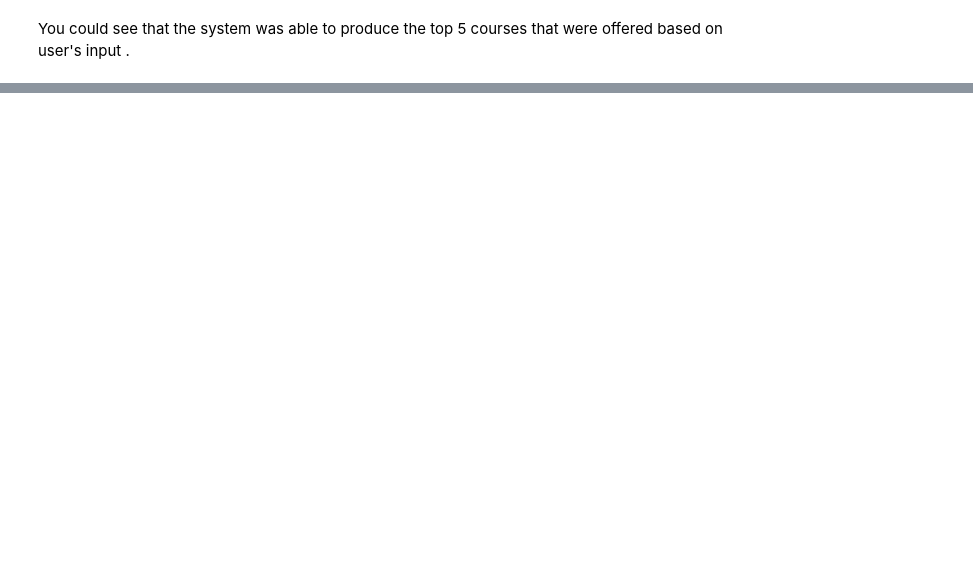
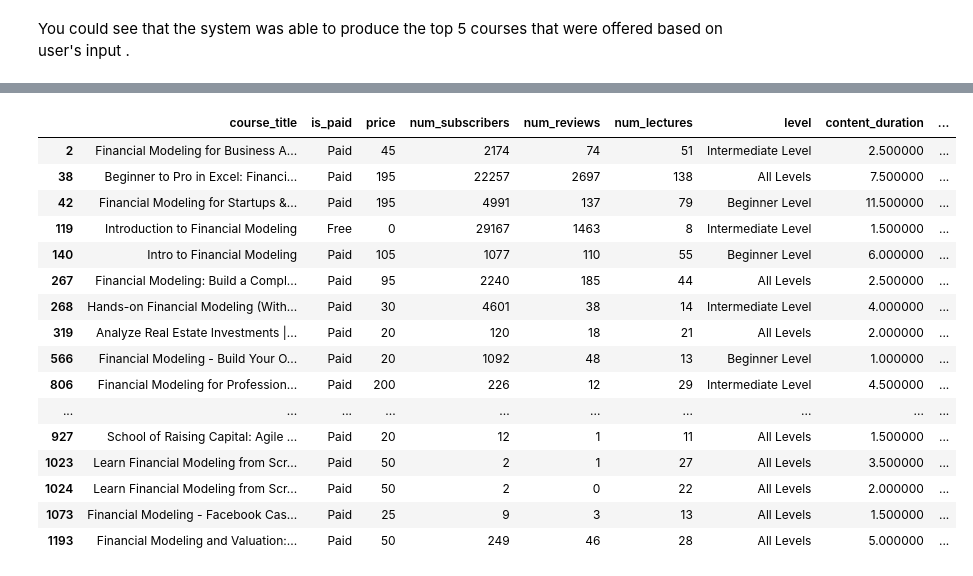
Before and after one commit to sajithgowthaman/General-Assembly-Final-Project, a Jupyter notebook: Udemy-Courses-Final-Project/report.ipynb, the cells around one changed output, grey strips where cells are left out. Drawn from its saved outputs; the diff is of its cells as text; code cells hidden in the pictures; blank space fills up the shorter version.

```diff
--- a/Udemy-Courses-Final-Project/report.ipynb
+++ b/Udemy-Courses-Final-Project/report.ipynb
@@ -428,0 +442,6 @@ The data has provided many actionable insights that could be of potential use fo
+# %%
+# Encoding features as numbers to be used with dimensionality reduction and clustering methods
+order = OrdinalEncoder()
+
+ordered_df = order.fit_transform(df)
+ordered_df_as_df = pd.DataFrame(ordered_df, columns=df.columns)
@@ -428,0 +464,43 @@ The data has provided many actionable insights that could be of potential use fo
+# %%
+# Here we instantiate KMeans, using 4 clusters so as to build a recommending engine with about 30 books
+kmeans_cluster = KMeans(n_clusters=5, random_state=123)
+
+# Fit the model
+y_pred = kmeans_cluster.fit_predict(
+    ordered_df_as_df[
+        [
+            "price",
+            "num_reviews",
+            "num_lectures",
+            "content_duration",
+            "num_subscribers",
+            "course_title",
+            "subject",
+            "level"
+        ]
+    ]
+)
+# %%
+# Adding a new column with the cluster number
+df['cluster'] = y_pred
+# %%
+# Searching up a sample book- one of my favorites, 'Financial Modeling'
+df[df.course_title.str.contains('Financial Modeling')]
+# %% [output]
+|  | course_title | is_paid | price | num_subscribers | num_reviews | num_lectures | level | content_duration | ... |
+| 2 | Financial Modeling for Business A... | Paid | 45 | 2174 | 74 | 51 | Intermediate Level | 2.500000 | ... |
+| 38 | Beginner to Pro in Excel: Financi... | Paid | 195 | 22257 | 2697 | 138 | All Levels | 7.500000 | ... |
+| 42 | Financial Modeling for Startups &... | Paid | 195 | 4991 | 137 | 79 | Beginner Level | 11.500000 | ... |
+| 119 | Introduction to Financial Modeling | Free | 0 | 29167 | 1463 | 8 | Intermediate Level | 1.500000 | ... |
+| 140 | Intro to Financial Modeling | Paid | 105 | 1077 | 110 | 55 | Beginner Level | 6.000000 | ... |
+| 267 | Financial Modeling: Build a Compl... | Paid | 95 | 2240 | 185 | 44 | All Levels | 2.500000 | ... |
+| 268 | Hands-on Financial Modeling (With... | Paid | 30 | 4601 | 38 | 14 | Intermediate Level | 4.000000 | ... |
+| 319 | Analyze Real Estate Investments |... | Paid | 20 | 120 | 18 | 21 | All Levels | 2.000000 | ... |
+| 566 | Financial Modeling - Build Your O... | Paid | 20 | 1092 | 48 | 13 | Beginner Level | 1.000000 | ... |
+| 806 | Financial Modeling for Profession... | Paid | 200 | 226 | 12 | 29 | Intermediate Level | 4.500000 | ... |
+| ... | ... | ... | ... | ... | ... | ... | ... | ... | ... |
+| 927 | School of Raising Capital: Agile ... | Paid | 20 | 12 | 1 | 11 | All Levels | 1.500000 | ... |
+| 1023 | Learn Financial Modeling from Scr... | Paid | 50 | 2 | 1 | 27 | All Levels | 3.500000 | ... |
+| 1024 | Learn Financial Modeling from Scr... | Paid | 50 | 2 | 0 | 22 | All Levels | 2.000000 | ... |
+| 1073 | Financial Modeling - Facebook Cas... | Paid | 25 | 9 | 3 | 13 | All Levels | 1.500000 | ... |
+| 1193 | Financial Modeling and Valuation:... | Paid | 50 | 249 | 46 | 28 | All Levels | 5.000000 | ... |
```
Also changed, not shown: parts of 37 cells of this notebook.
